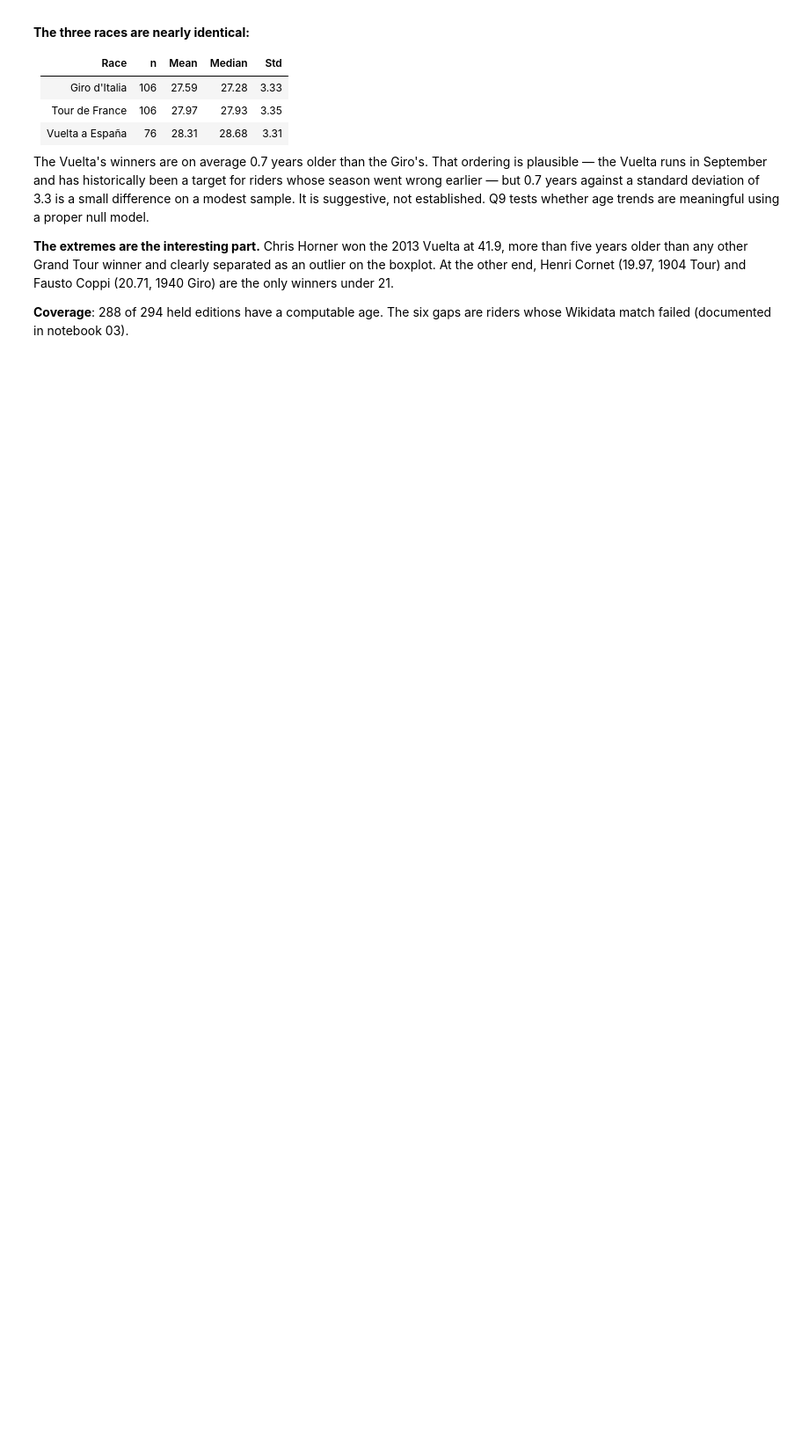
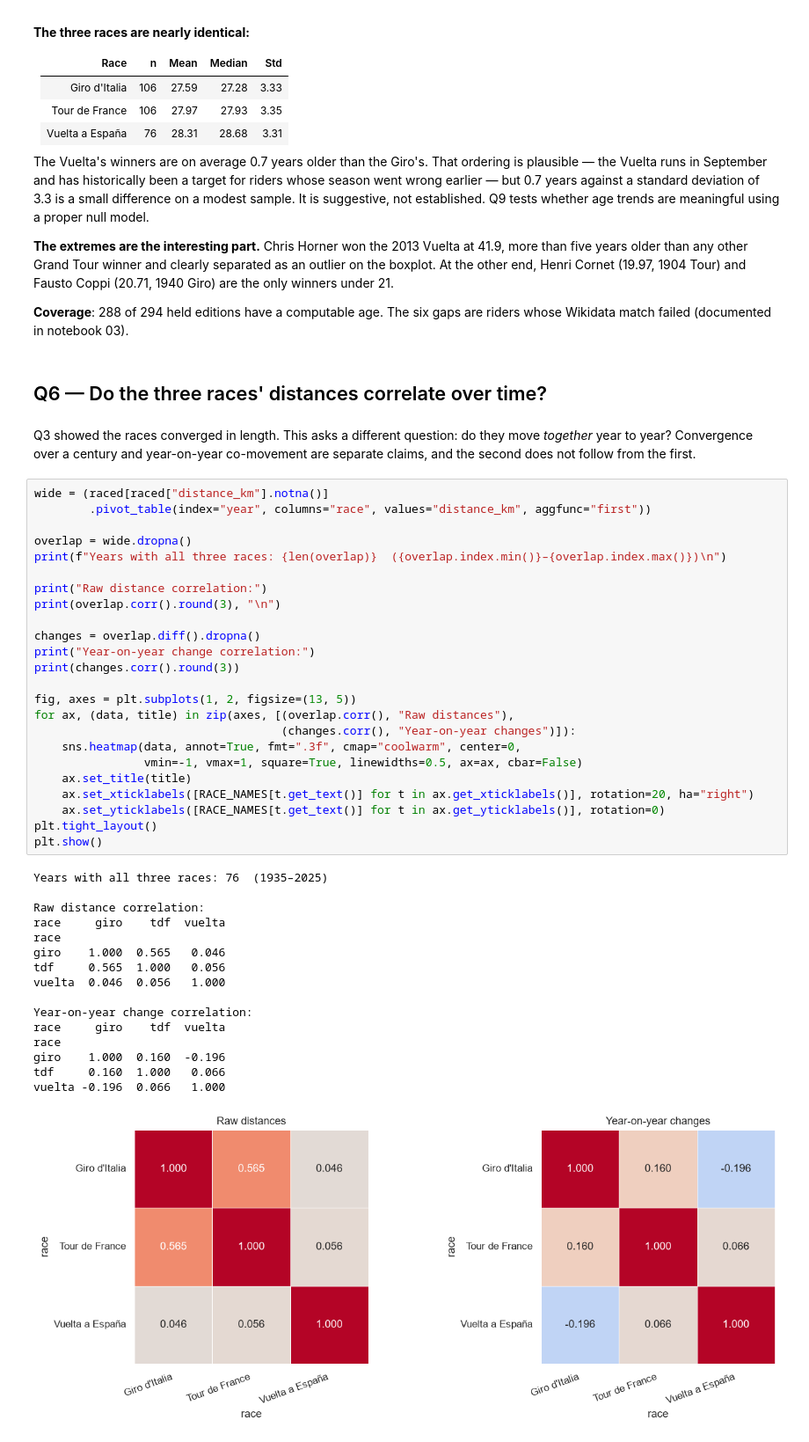
Before and after one commit to J41r0Ps/Project_DataScience_2025-2026, a Jupyter notebook: notebooks/04_analysis.ipynb, the cells around one changed output. Shown at 88% size. Saved outputs shown, nothing was run; the diff lists cells and outputs as text; blank space fills up the shorter version.

Commit message:
add anaylysis the last 5 questions across three grand tours

```diff
--- a/notebooks/04_analysis.ipynb
+++ b/notebooks/04_analysis.ipynb
@@ -473,3 +473,50 @@ are the only winners under 21.
 
 **Coverage**: 288 of 294 held editions have a computable age. The six gaps are riders whose
 Wikidata match failed (documented in notebook 03).
+# %% [markdown]
+## Q6 — Do the three races' distances correlate over time?
+# %% [markdown]
+Q3 showed the races converged in length. This asks a different question: do they move
+*together* year to year? Convergence over a century and year-on-year co-movement are separate
+claims, and the second does not follow from the first.
+# %%
+wide = (raced[raced["distance_km"].notna()]
+        .pivot_table(index="year", columns="race", values="distance_km", aggfunc="first"))
+
+overlap = wide.dropna()
+print(f"Years with all three races: {len(overlap)}  ({overlap.index.min()}–{overlap.index.max()})\n")
+
+print("Raw distance correlation:")
+print(overlap.corr().round(3), "\n")
+
+changes = overlap.diff().dropna()
+print("Year-on-year change correlation:")
+print(changes.corr().round(3))
+
+fig, axes = plt.subplots(1, 2, figsize=(13, 5))
+for ax, (data, title) in zip(axes, [(overlap.corr(), "Raw distances"),
+                                    (changes.corr(), "Year-on-year changes")]):
+    sns.heatmap(data, annot=True, fmt=".3f", cmap="coolwarm", center=0,
+                vmin=-1, vmax=1, square=True, linewidths=0.5, ax=ax, cbar=False)
+    ax.set_title(title)
+    ax.set_xticklabels([RACE_NAMES[t.get_text()] for t in ax.get_xticklabels()], rotation=20, ha="right")
+    ax.set_yticklabels([RACE_NAMES[t.get_text()] for t in ax.get_yticklabels()], rotation=0)
+plt.tight_layout()
+plt.show()
+# %% [output]
+Years with all three races: 76  (1935–2025)
+
+Raw distance correlation:
+race     giro    tdf  vuelta
+race
+giro    1.000  0.565   0.046
+tdf     0.565  1.000   0.056
+vuelta  0.046  0.056   1.000
+
+Year-on-year change correlation:
+race     giro    tdf  vuelta
+race
+giro    1.000  0.160  -0.196
+tdf     0.160  1.000   0.066
+vuelta -0.196  0.066   1.000
+[figure, added]
```
Also changed, not shown: parts of 28 cells of this notebook.
